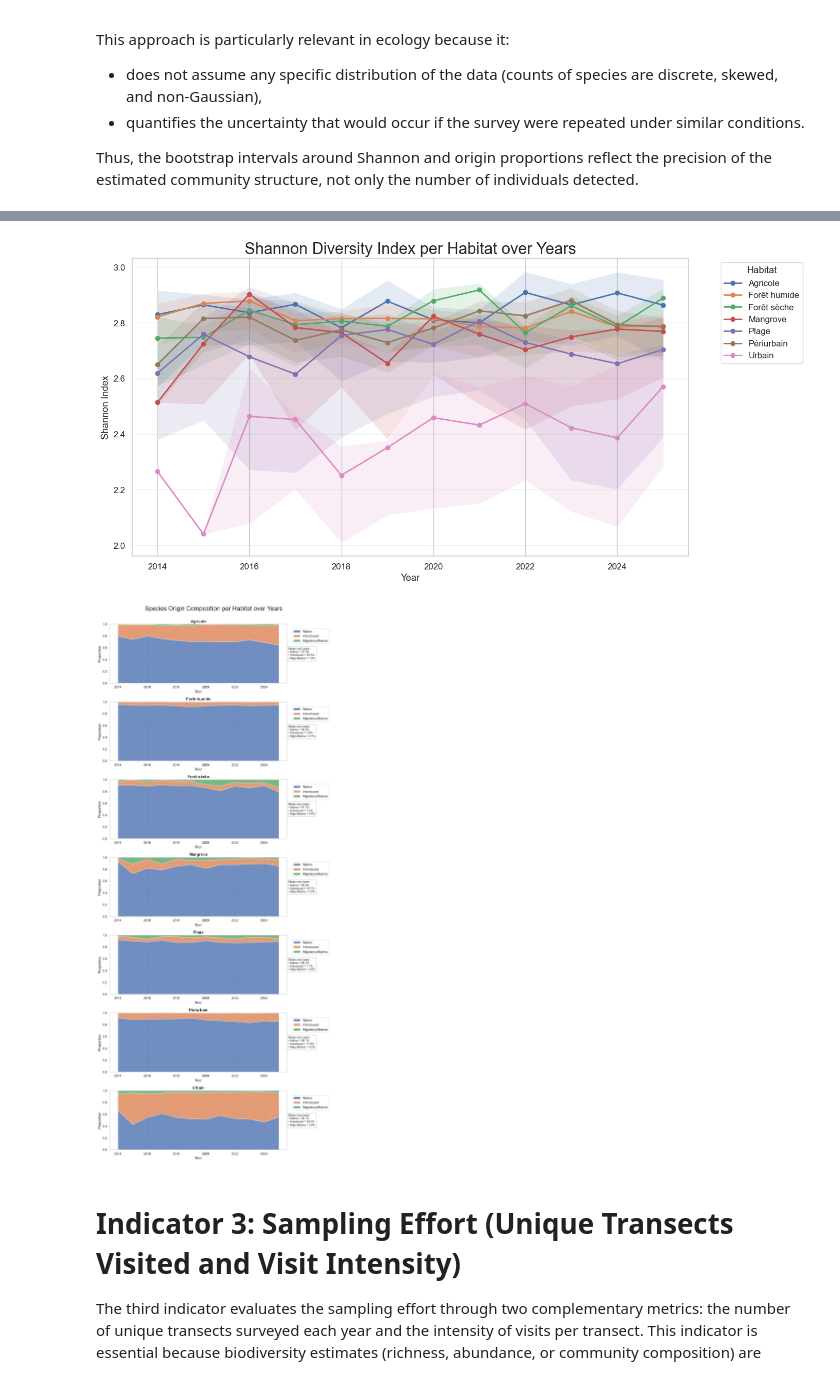
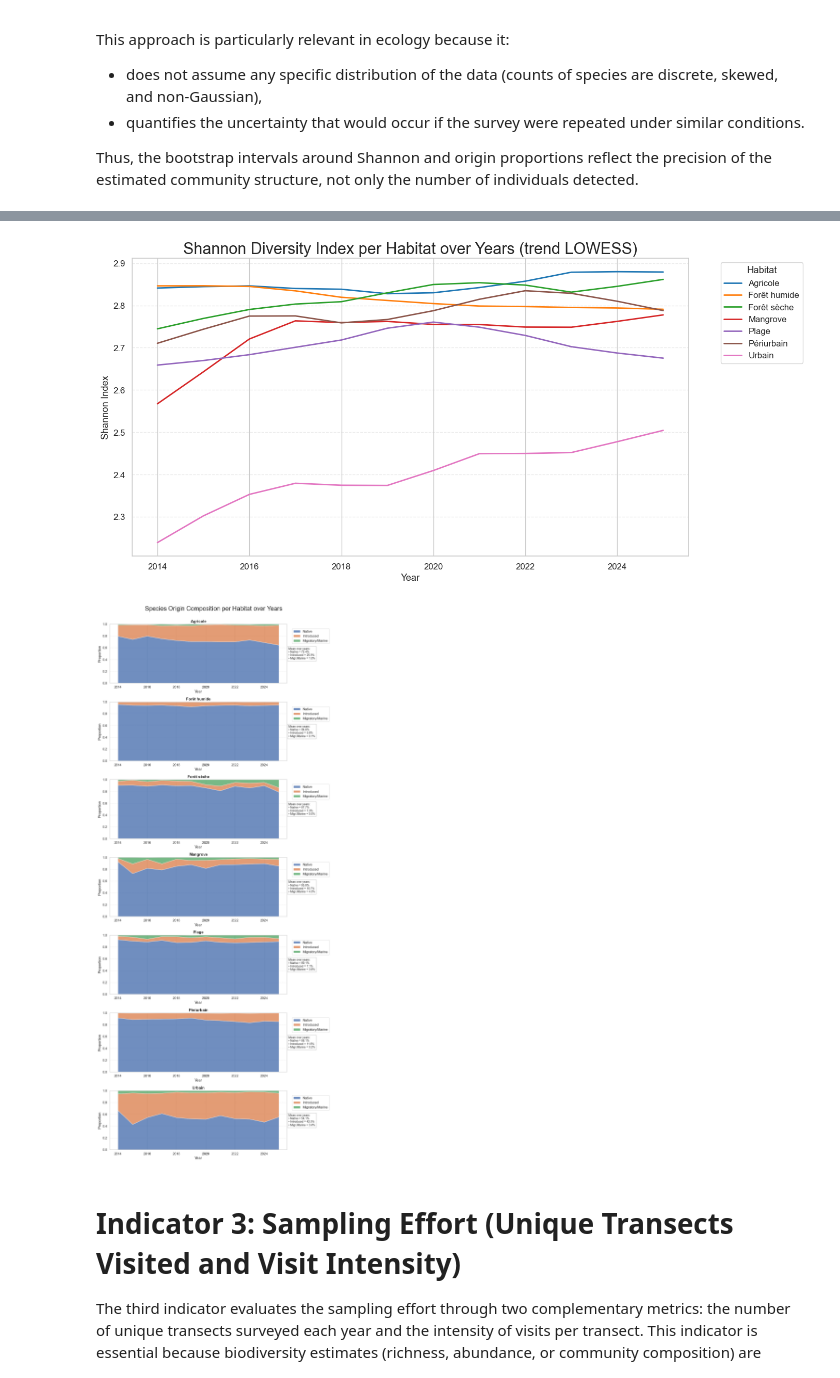
Before and after one commit to baptistepras/birds_biodiversity, a Jupyter notebook: multi_year_indicators.ipynb, the cells around one changed output, grey strips where cells are left out. Cells and saved outputs as stored; diff of their text form; code cells hidden in the pictures.

```diff
--- a/multi_year_indicators.ipynb
+++ b/multi_year_indicators.ipynb
@@ -415,7 +543,8 @@ for i, (h_val, hmax) in enumerate(zip(indicator2_df_sorted["Shannon_index"], ind
     axes[0].text(i + 0.15, (h_val + hmax) / 2, f"Δ={diff:.2f}",ha="left", va="center", fontsize=8.5, color="dimgray", fontweight="semibold")
 
 axes[0].set_title("Shannon Diversity Index (H') per Habitat", fontsize=14, fontweight="bold")
-axes[0].set_ylabel("Shannon Dinversity Index (H')")
+axes[0].set_ylabel("Shannon Diversity Index (H')")
+axes[0].set_xlabel("Habitat Type")
 axes[0].tick_params(axis='x', rotation=45)
 axes[0].legend(loc="lower right", frameon=True)
 
@@ -434,6 +563,7 @@ for i, origin in enumerate(origins):
 
 axes[1].set_title("Species Origin Composition per Habitat", fontsize=14, fontweight="bold")
 axes[1].set_ylabel("Proportion of Individuals")
+axes[1].set_xlabel("Habitat Type")
 axes[1].tick_params(axis='x', rotation=45)
 axes[1].legend(bbox_to_anchor=(1.05, 1), loc="upper left", title="Origin")
 
@@ -454,6 +584,7 @@ for cat, (bars, start) in bars_dict.items():
 
 axes[2].set_title("Grouped Species Origins per Habitat", fontsize=14, fontweight="bold")
 axes[2].set_ylabel("Proportion of Individuals")
+axes[2].set_xlabel("Habitat Type")
 axes[2].tick_params(axis='x', rotation=45)
 axes[2].legend(loc="lower left", frameon=True)
 
@@ -499,7 +630,7 @@ This approach is particularly relevant in ecology because it:
 Thus, the bootstrap intervals around Shannon and origin proportions reflect the precision of the estimated community structure, not only the number of individuals detected.
 # %%
 # Bootstrap function for indicator 2
-def bootstrap_indicator2(group, n_boot=600):
+def bootstrap_indicator2(group, n_boot=1000):
     transects = group["Transect"].unique()
 
     H_values = []
@@ -535,7 +666,7 @@ records = []
 for (year, habitat), subset in df_obs_full.groupby(["year", "Type"]):
 
     H_obs = shannon_index(subset)
-    H_low, H_high, origin_ci = bootstrap_indicator2(subset, n_boot=200)
+    H_low, H_high, origin_ci = bootstrap_indicator2(subset, n_boot=1000)
 
     # Observed proportion
     freq_obs = subset.groupby("Origin")["Amount"].sum()
@@ -595,14 +726,14 @@ fig.suptitle("Shannon Diversity Index per Habitat over Years", fontsize=24, y=0.
 for ax, habitat in zip(axes, habitats):
     g = indicator2_multi[indicator2_multi["Habitat"] == habitat].sort_values("year")
     bars = ax.bar(g["year"], g["Shannon_obs"], color="#4C72B0", alpha=0.85, width=0.6, edgecolor="black")
-    ax.errorbar(g["year"], g["Shannon_obs"], yerr=[g["Shannon_obs"] - g["Shannon_low"], g["Shannon_high"] - g["Shannon_obs"]], fmt="none", ecolor="red", elinewidth=2, capsize=6)
+    ax.errorbar(g["year"], g["Shannon_obs"], yerr=[g["Shannon_obs"] - g["Shannon_low"], g["Shannon_high"] - g["Shannon_obs"]], fmt="none", ecolor="red", elinewidth=2, capsize=6, label="95% CI")
     for bar, value in zip(bars, g["Shannon_obs"]):
         ax.text(bar.get_x() + bar.get_width()/2, bar.get_height() / 2, f"{value:.2f}", ha="center", va="center", fontsize=9, fontweight="bold", color="white")
-    for x, ub in zip(g["year"], g["Shannon_high"]):
-        ax.text(x, ub + 0.03, f"{ub:.2f}", ha="center", va="bottom",fontsize=8, fontweight="bold", color="red")
     ax.set_title(f"Shannon Index in Habitat: {habitat}", fontsize=14, fontweight="bold")
     ax.set_ylabel("Shannon index H'")
+    ax.set_xlabel("Year")
     ax.grid(axis="y", linestyle="--", alpha=0.4)
+    ax.legend(loc="lower right", frameon=True)
 
 plt.xlabel("Year")
 plt.subplots_adjust(hspace=0.4)
@@ -619,7 +750,7 @@ for ax, habitat in zip(axes, habitats):
     native_boundary = g["Native"]
     introduced_boundary = g["Native"] + g["Introduced"]
     migratory_boundary = g["Native"] + g["Introduced"] + g["Migratory_Marine"]
-    ax.errorbar( g["year"], native_boundary, yerr=[g["Native"] - g["Native_low"], g["Native_high"] - g["Native"]], fmt="none", ecolor="#1E3E70", elinewidth=2, capsize=6)
+    ax.errorbar( g["year"], native_boundary, yerr=[g["Native"] - g["Native_low"], g["Native_high"] - g["Native"]], fmt="none", ecolor="#1E3E70", elinewidth=2, capsize=6, label="95% CI", alpha=0.9)
     ax.errorbar(g["year"], introduced_boundary, yerr=[g["Introduced"] - g["Introduced_low"], g["Introduced_high"] - g["Introduced"]], fmt="none", ecolor="#9A3F1A", elinewidth=2, capsize=6, alpha=0.9)
     # CI on Migratory/Marin irrelevant (not enough data and space at the top of the plot)
     # ax.errorbar(g["year"], migratory_boundary, yerr=[g["Migratory_Marine"] - g["Migratory_low"], g["Migratory_high"] - g["Migratory_Marine"]], fmt="none", ecolor="#1F653C", elinewidth=2, capsize=6, alpha=0.9)
@@ -627,9 +758,9 @@ for ax, habitat in zip(axes, habitats):
     ax.set_ylabel("Proportion")
     ax.set_ylim(0, 1)
     ax.grid(axis="y", linestyle="--", alpha=0.4)
+    ax.set_xlabel("Year")
+    ax.legend(loc="upper left", bbox_to_anchor=(1.02, 0.95))
 
-axes[-1].set_xlabel("Year")
-axes[-1].legend(loc="upper left", bbox_to_anchor=(1.02, 0.95))
 plt.tight_layout()
 plt.savefig("figures/multi_year_origin_proportions_per_habitat.jpeg", dpi=300, bbox_inches="tight")
 plt.show()
@@ -642,47 +773,48 @@ plt.show()
 # Shannon index
 habitats = indicator2_multi["Habitat"].unique()
 n = len(habitats)
+colors = sns.color_palette("tab10", n_colors=len(habitats))
 
 plt.figure(figsize=(14, 7))
-plt.title("Shannon Diversity Index per Habitat over Years", fontsize=22)
+plt.title("Shannon Diversity Index per Habitat over Years (trend LOWESS)", fontsize=22)
 
-for habitat in habitats:
+for habitat, col in zip(habitats, colors):
     g = indicator2_multi[indicator2_multi["Habitat"] == habitat].sort_values("year")
-    plt.plot(g["year"], g["Shannon_obs"], marker="o", linewidth=2, label=habitat)
-    plt.fill_between(g["year"], g["Shannon_low"], g["Shannon_high"], alpha=0.15)
+    trend = lowess(g["Shannon_obs"], g["year"], frac=0.5)
+    plt.plot(trend[:, 0], trend[:, 1], color=col, linewidth=2, linestyle="-", label=f"{habitat}")
 plt.xlabel("Year")
 plt.ylabel("Shannon Index")
 plt.grid(axis="y", linestyle="--", alpha=0.4)
 plt.legend(title="Habitat", bbox_to_anchor=(1.05, 1), loc="upper left")
 plt.tight_layout()
 plt.savefig("figures/trends_shannon_index.jpeg")
 plt.show()
 
 # Origin proportions
 fig, axes = plt.subplots(n, 1, figsize=(12, 4*n))
 fig.suptitle("Species Origin Composition per Habitat over Years", fontsize=22, y=1)
 
 for ax, habitat in zip(axes, habitats):
     g = indicator2_multi[indicator2_multi["Habitat"] == habitat].sort_values("year")
     # Stackplot
     ax.stackplot(g["year"], g["Native"], g["Introduced"], g["Migratory_Marine"], labels=["Native", "Introduced", "Migratory/Marine"], colors=["#4C72B0", "#DD8452", "#55A868"], alpha=0.8)
     native_mean = g["Native"].mean()
     introduced_mean = g["Introduced"].mean()
     migratory_mean = g["Migratory_Marine"].mean()
     ax.text(1.01, 0.5, f"Mean over years:\n• Native = {native_mean*100:.1f}%\n• Introduced = {introduced_mean*100:.1f}%\n• Migr./Marine = {migratory_mean*100:.1f}%", transform=ax.transAxes, va="center", fontsize=10, bbox=dict(facecolor="white", edgecolor="gray", alpha=0.6))
     ax.set_title(habitat, fontsize=14, fontweight="bold")
     ax.set_xlabel("Year")
     ax.set_ylabel("Proportion")
     ax.set_ylim(0, 1)
     ax.grid(axis="y", linestyle="--", alpha=0.4)
     ax.legend(bbox_to_anchor=(1.02, 0.95))
 
 plt.xlabel("Year")
 plt.tight_layout()
 plt.savefig("figures/trends_origin_proportions_per_habitat.jpeg")
 plt.show()
 # %% [output]
-[figure, old version]
+[figure, new version]
 [figure]
 # %% [markdown]
 # Indicator 3: Sampling Effort (Unique Transects Visited and Visit Intensity)
```
Also changed, not shown: parts of 12 cells of this notebook.
